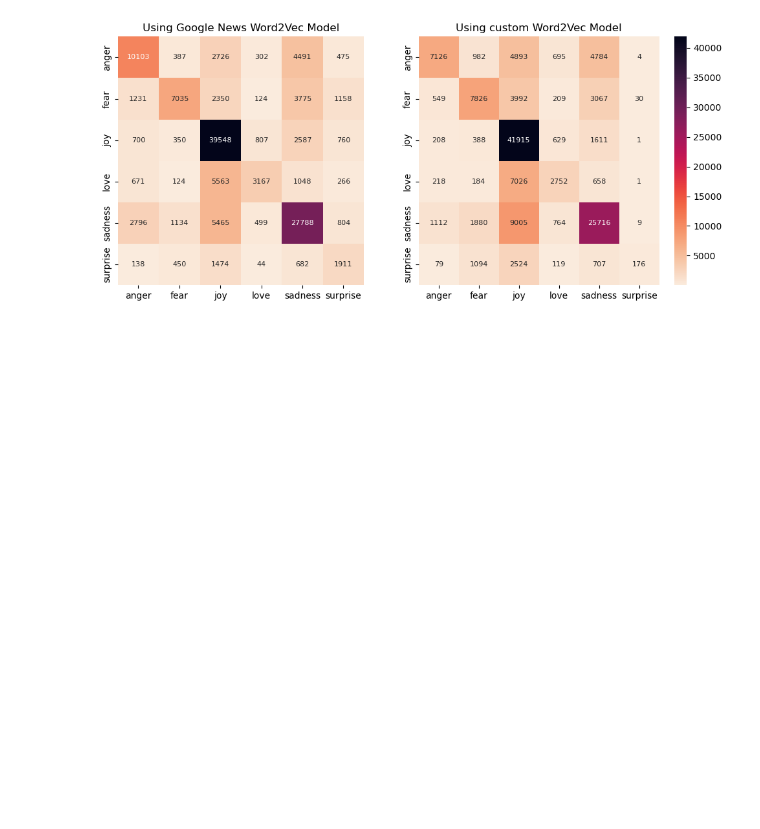
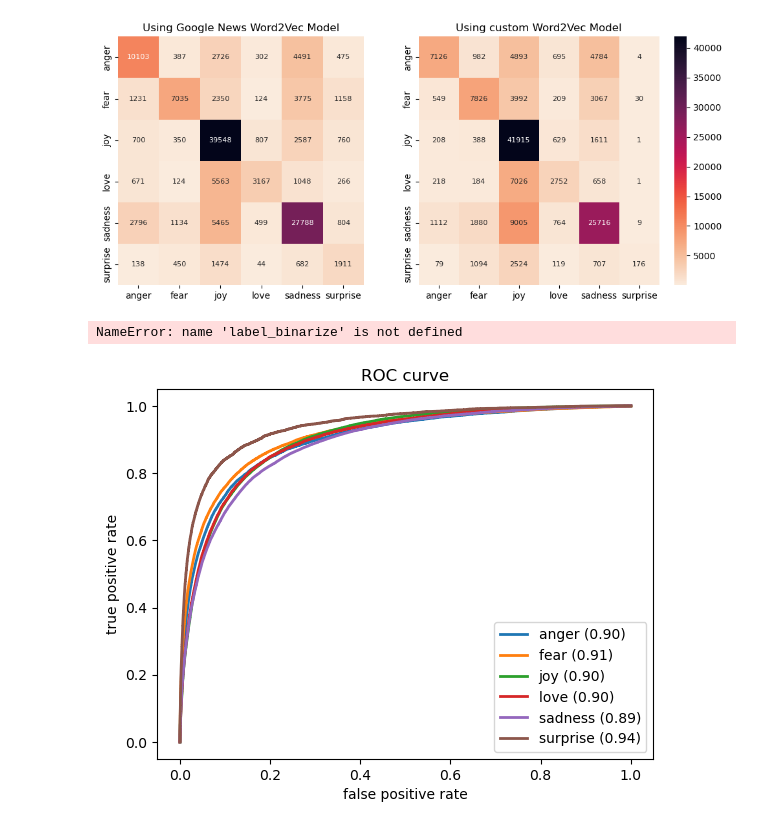
Before and after one commit to garimasc/emotional_classification, a Jupyter notebook: word2vec.ipynb, the cells around one changed output. Saved outputs shown, nothing was run; the diff lists cells and outputs as text; code cells hidden in the pictures; blank space fills up the shorter version.

Commit message:
compare ROC curves

```diff
--- a/word2vec.ipynb
+++ b/word2vec.ipynb
@@ -268,3 +271,27 @@ axs[1].set_title("Using custom Word2Vec Model")
 # %% [output]
 Text(0.5, 1.0, 'Using custom Word2Vec Model')
 [figure]
+# %%
+y_test_oe = label_binarize(y_test, classes= emotions)
+# y_pred_oe = pipe_logreg.predict_proba(X_test)
+y_pred_oe = label_binarize(y_pred_custom, classes= emotions)
+# %% [output]
+NameError: name 'label_binarize' is not defined
+# %%
+# roc curve
+fpr = dict()
+tpr = dict()
+
+for i in range(len(emotions)):
+    fpr[i], tpr[i], _ = roc_curve(y_test_oe[:, i],
+                                  y_pred_oe[:, i])
+    auc = roc_auc_score(y_test_oe[:, i],y_pred_oe[:, i])
+    plt.plot(fpr[i], tpr[i], lw=2, label= f"{emotions[i]} ({auc:0.2f})")
+
+plt.xlabel("false positive rate")
+plt.ylabel("true positive rate")
+plt.legend(loc="best")
+plt.title("ROC curve")
+plt.show()
+# %% [output]
+[figure, added]
```
Also changed, not shown: parts of 2 cells of this notebook.
